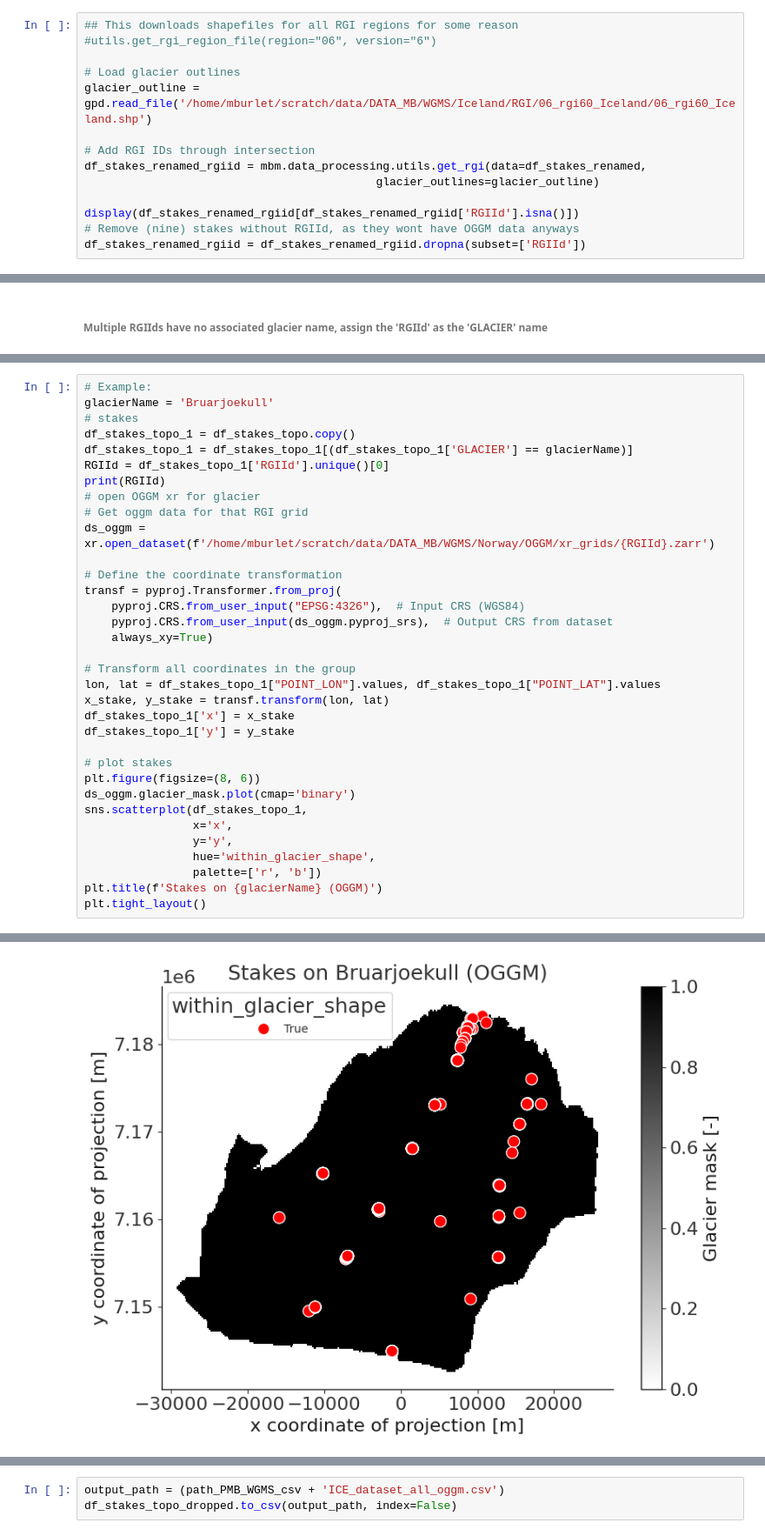
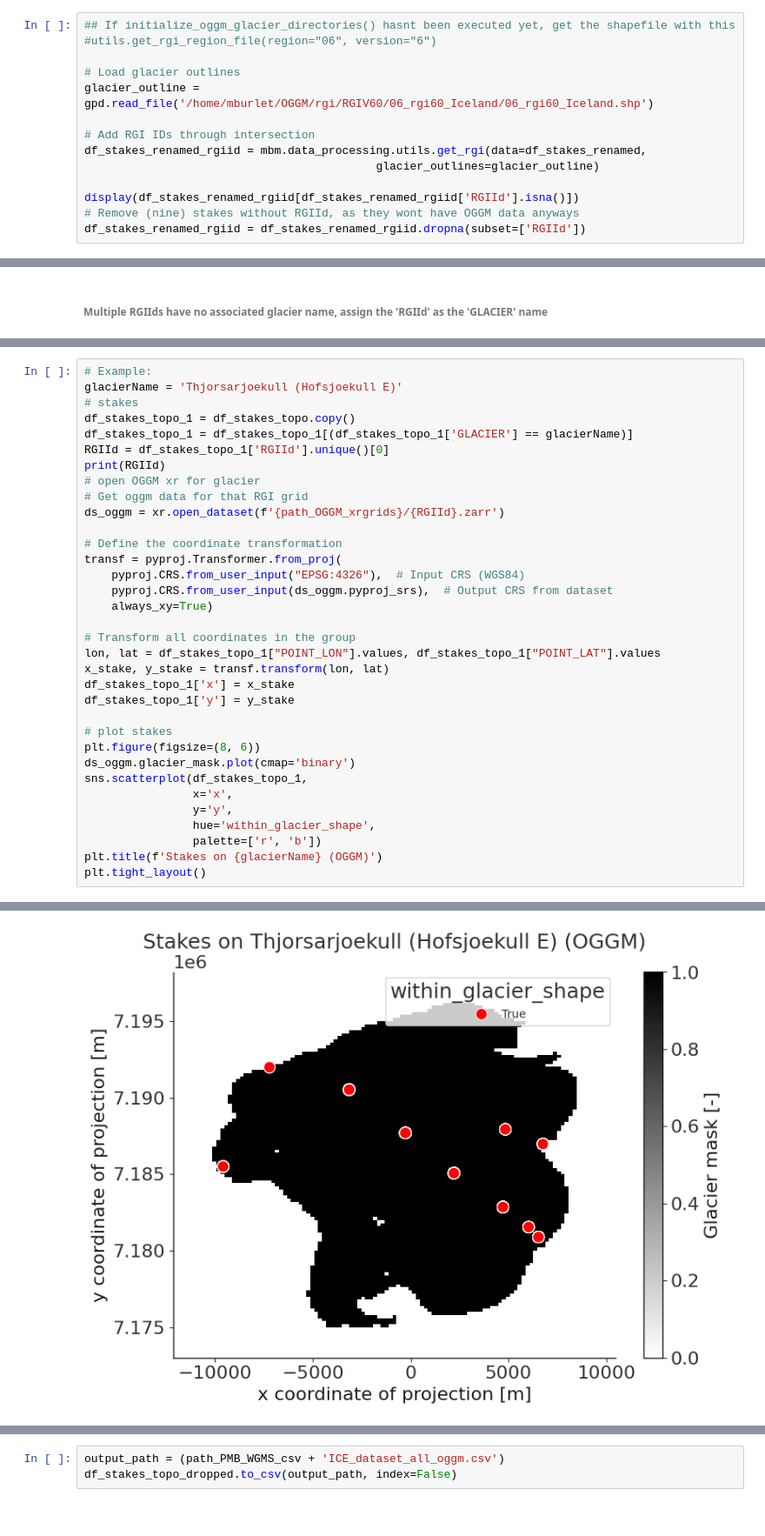
Before and after one commit to ODINN-SciML/MassBalanceMachine, a Jupyter notebook: regions/Iceland copy/1.1. Iceland-prepro.ipynb, the cells around one changed output, grey strips where cells are left out. Shown at 87% size. Drawn from its saved outputs; the diff is of its cells as text.

```diff
--- a/regions/Iceland copy/1.1. Iceland-prepro.ipynb
+++ b/regions/Iceland copy/1.1. Iceland-prepro.ipynb
@@ -308,11 +205,11 @@ df_stakes_renamed = df_stakes_split.rename(columns={
 # %% [markdown]
 ##### Find RGIId
 # %%
-## This downloads shapefiles for all RGI regions for some reason
+## If initialize_oggm_glacier_directories() hasnt been executed yet, get the shapefile with this
 #utils.get_rgi_region_file(region="06", version="6")
 
 # Load glacier outlines
-glacier_outline = gpd.read_file('/home/mburlet/scratch/data/DATA_MB/WGMS/Iceland/RGI/06_rgi60_Iceland/06_rgi60_Iceland.shp')
+glacier_outline = gpd.read_file('/home/mburlet/OGGM/rgi/RGIV60/06_rgi60_Iceland/06_rgi60_Iceland.shp')
 
 # Add RGI IDs through intersection
 df_stakes_renamed_rgiid = mbm.data_processing.utils.get_rgi(data=df_stakes_renamed,
@@ -413,6 +318,6 @@ RGI IDs without names: ['RGI60-06.00328' 'RGI60-06.00303' 'RGI60-06.00466' 'RGI6
 # %%
 # Example:
-glacierName = 'Bruarjoekull'
+glacierName = 'Thjorsarjoekull (Hofsjoekull E)'
 # stakes
 df_stakes_topo_1 = df_stakes_topo.copy()
 df_stakes_topo_1 = df_stakes_topo_1[(df_stakes_topo_1['GLACIER'] == glacierName)]
@@ -420,7 +325,7 @@ RGIId = df_stakes_topo_1['RGIId'].unique()[0]
 print(RGIId)
 # open OGGM xr for glacier
 # Get oggm data for that RGI grid
-ds_oggm = xr.open_dataset(f'/home/mburlet/scratch/data/DATA_MB/WGMS/Norway/OGGM/xr_grids/{RGIId}.zarr')
+ds_oggm = xr.open_dataset(f'{path_OGGM_xrgrids}/{RGIId}.zarr')
 
 # Define the coordinate transformation
 transf = pyproj.Transformer.from_proj(
@@ -449,4 +354,4 @@ RGI60-06.00377
-[figure, old version]
+[figure, new version]
 # %%
 # Restrict to within glacier shape
 df_stakes_topo = df_stakes_topo[df_stakes_topo['within_glacier_shape'] == True]
```
Also changed, not shown: parts of 14 cells of this notebook, 29 other files.
